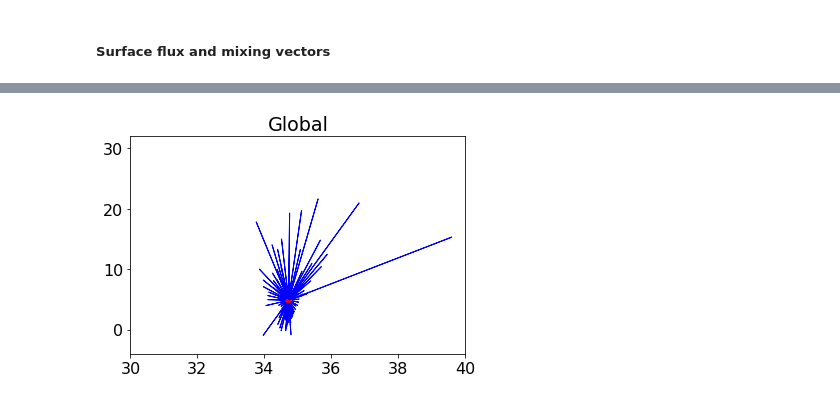
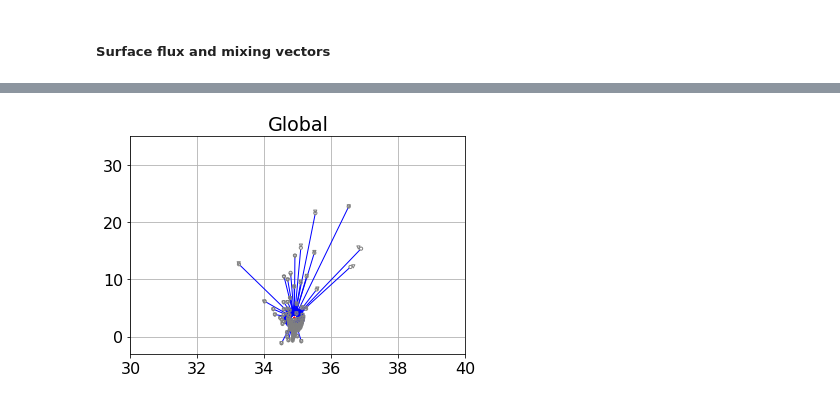
Before and after one commit to taimoorsohail/Min_Max_Transform, a Jupyter notebook: MinMixFinal.ipynb, the cells around one changed output, grey strips where cells are left out. Saved outputs shown, nothing was run; the diff lists cells and outputs as text; code cells hidden in the pictures.

```diff
--- a/MinMixFinal.ipynb
+++ b/MinMixFinal.ipynb
@@ -218,7 +224,7 @@ if globe == True:
     minv, maxv = 11,18
     cmap = 'Blues'
 
-    plt.scatter(CTearly[:],SAearly[:], 10, np.log10(Vearly[:]),cmap=cmap, vmin=minv, vmax=maxv, marker = '.')
+    plt.scatter(CTearly,SAearly, 10, np.log10(Vearly),cmap=cmap, vmin=minv, vmax=maxv, marker = '.')
     plt.xlim(32,39)
     plt.ylim(-3,32)
     plt.title('Global')
@@ -491,7 +505,7 @@ if globe == True:
     sm = plt.cm.ScalarMappable(cmap=cmap, norm=norm)
     sm.set_array([])
 
-    plt.scatter(0.5*(flat_S_blc1+flat_S_blc2+2*35), 0.5*(flat_T_blc1+flat_T_blc2), 10, color=cmap(norm(10*S_Av_adj/dyrs)), zorder=100)
+    plt.scatter(0.5*(flat_S_blc1+flat_S_blc2+35*2), 0.5*(flat_T_blc1+flat_T_blc2), 10, color=cmap(norm(10*S_Av_adj/dyrs)), zorder=100)
     plt.xlim(32,39)
     plt.ylim(-3,32)
     plt.title('Global')
@@ -520,7 +534,7 @@ if globe == False:
     k=0
     for i in range(np.array(Basins).size):
         for j in range(256):
-            axs[i].scatter(0.5*(flat_S_blc1[k]+flat_S_blc2[k]), 0.5*(flat_T_blc1[k]+flat_T_blc2[k]), 10, color=cmap(norm(10*S_Av_adj[k]/dyrs)), zorder=100)
+            axs[i].scatter(0.5*(flat_S_blc1[k]+flat_S_blc2[k]+35*2), 0.5*(flat_T_blc1[k]+flat_T_blc2[k]), 10, color=cmap(norm(10*S_Av_adj[k]/dyrs)), zorder=100)
             # axs[i].add_patch(patches.Rectangle((x0[j], y0[j]), w[j], h[j], ec=None, color=cmap(norm(10*S_Av_adj[k]/dyrs))))
             axs[i].set_xlim(32,39)
             axs[i].set_ylim(-3,32)
@@ -595,24 +609,24 @@ Wall time: 6.91 µs
 # %%
 %%time
 if globe == True:
-      # plt.scatter(flat_S_blc1+35,flat_T_blc1,\
-      #       s=50,\
-      #       marker = 'o', facecolor='none', edgecolor='grey', label = 't2', zorder=100)
-      # plt.scatter(flat_S_blc2+35,flat_T_blc2,\
-      #       s=50,\
-      #       marker = 'v', facecolor='none', edgecolor='grey', label = 't1', zorder=100)
+      plt.scatter(flat_S_blc1+35,flat_T_blc1,\
+            s=10,\
+            marker = 'o', facecolor='none', edgecolor='grey', label = 't2', zorder=100)
+      plt.scatter(flat_S_blc2+35,flat_T_blc2,\
+            s=10,\
+            marker = 'v', facecolor='none', edgecolor='grey', label = 't1', zorder=100)
       hyp_mix = np.sqrt(S_Av_mix**2+T_Av_mix**2)
       hyp_adj = np.sqrt(S_Av_adj**2+T_Av_adj**2)
       for i in range(128):
-            plt.arrow(flat_S_blc1[i]+35, flat_T_blc1[i], S_Av_mix[i], T_Av_mix[i], color='blue', \
-                        length_includes_head = True, head_length=hyp_mix[i]*.1, head_width = hyp_mix[i]*.01, overhang = hyp_mix[i]*.01, label = 'Mixing')
-            plt.arrow(flat_S_blc1[i]+35+S_Av_mix[i], flat_T_blc1[i]+T_Av_mix[i], S_Av_adj[i], T_Av_adj[i], color='red', \
-                        length_includes_head = True, head_length=hyp_adj[i]*.1, head_width = hyp_mix[i]*.01, overhang = hyp_mix[i]*.01, label = 'Surface Fluxes')
+            plt.annotate('', xy=(flat_S_blc1[i]+35, flat_T_blc1[i]), xytext=(flat_S_blc1[i]+35+S_Av_mix[i], flat_T_blc1[i]+T_Av_mix[i]),
+    arrowprops=dict(arrowstyle="<-", color='blue'))
+            plt.annotate('', xy=(flat_S_blc1[i]+35+S_Av_mix[i], flat_T_blc1[i]+T_Av_mix[i]), xytext=(flat_S_blc1[i]+35+S_Av_mix[i]+S_Av_adj[i], flat_T_blc1[i]+T_Av_mix[i]+T_Av_adj[i]),
+    arrowprops=dict(arrowstyle="-", color='red'))
       plt.xlim(30,40)
-      plt.ylim(-4,32)
+      plt.ylim(-3,35)
       plt.title('Global')
-
+      plt.grid()
       # plt.savefig('../../Figures/Minimisation_vectors.png', dpi=300, bbox_inches='tight')
       plt.show()
 # %% [output]
-[figure, old version]
+[figure, new version]
```
Also changed, not shown: parts of 18 cells of this notebook.
